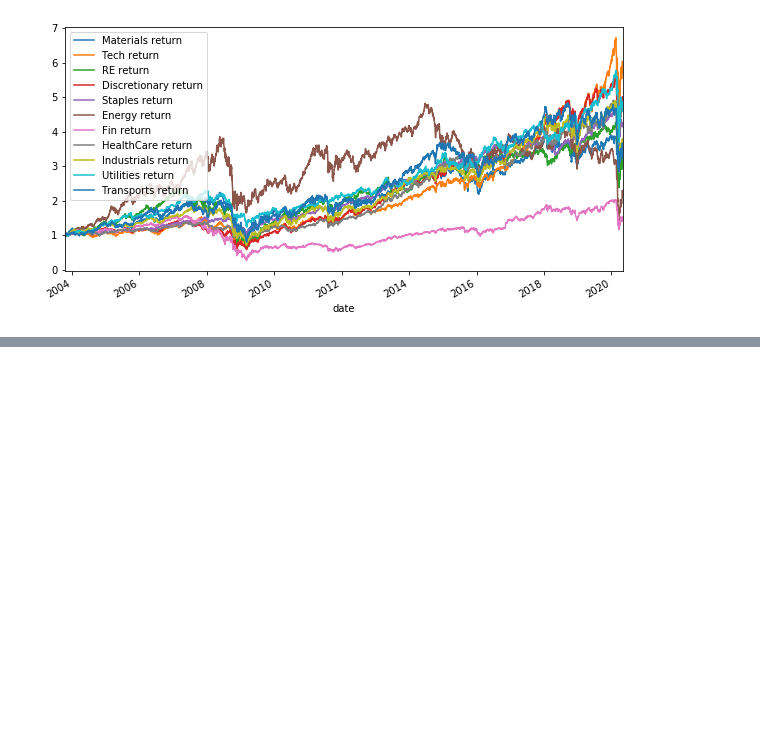
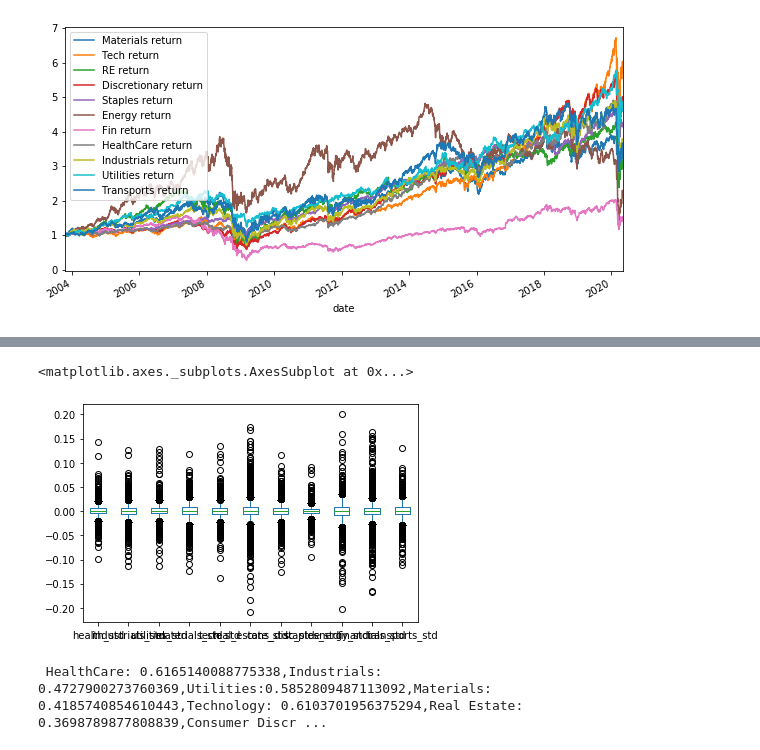
Before and after one commit to bkayratkyzy/Monte_Carlo_Simulations, a Jupyter notebook: notebooks/final.ipynb, the cells around one changed output, grey strips where cells are left out. Drawn from its saved outputs; the diff is of its cells as text; code cells hidden in the pictures; blank space fills up the shorter version.

```diff
--- a/notebooks/final.ipynb
+++ b/notebooks/final.ipynb
@@ -355,0 +408,34 @@ annual_Utilities_std
+# %%
+sectors_std.plot.box()
+# %% [output]
+<matplotlib.axes._subplots.AxesSubplot at 0x...>
+[figure, added]
+# %%
+
+# Calculate Sharpe Ratios for the sectors
+
+HealthCare_sharpe = (returns_df['HealthCare return'].mean() * 252) / (returns_df['HealthCare return'].std() * np.sqrt(252))
+
+Industrials_sharpe = (returns_df['Industrials return'].mean() * 252) / (returns_df['Industrials return'].std() * np.sqrt(252))
+
+Utilities_sharpe = (returns_df['Utilities return'].mean() * 252) / (returns_df['Utilities return'].std() * np.sqrt(252))
+
+Materials_sharpe = (returns_df['Materials return'].mean() * 252) / (returns_df['Materials return'].std() * np.sqrt(252))
+
+Tech_sharpe = (returns_df['Tech return'].mean() * 252) / (returns_df['Tech return'].std() * np.sqrt(252))
+
+RE_sharpe = (returns_df['RE return'].mean() * 252) / (returns_df['RE return'].std() * np.sqrt(252))
+
+Discretionary_sharpe = (returns_df['Discretionary return'].mean() * 252) / (returns_df['Discretionary return'].std() * np.sqrt(252))
+
+Staples_sharpe = (returns_df['Staples return'].mean() * 252) / (returns_df['Staples return'].std() * np.sqrt(252))
+
+Energy_sharpe = (returns_df['Energy return'].mean() * 252) / (returns_df['Energy return'].std() * np.sqrt(252))
+
+Financials_sharpe = (returns_df['Fin return'].mean() * 252) / (returns_df['Fin return'].std() * np.sqrt(252))
+
+Transports_sharpe = (returns_df['Transports return'].mean() * 252) / (returns_df['Transports return'].std() * np.sqrt(252))
+
+print(f" HealthCare: {HealthCare_sharpe},Industrials: {Industrials_sharpe},Utilities:{Utilities_sharpe},Materials: {Materials_sharpe},Technology: {Tech_sharpe},Real Estate: {RE_sharpe},Consumer Discretionary: {Discretionary_sharpe},Consumer Staples: {Staples_sharpe},Energy: {Energy_sharpe},Financials: {Financials_sharpe},Transports: {Transports_sharpe}")
+# %% [output]
+ HealthCare: 0.6165140088775338,Industrials: 0.4727900273760369,Utilities:0.5852809487113092,Materials: 0.4185740854610443,Technology: 0.6103701956375294,Real Estate: 0.3698789877808839,Consumer Discr ...
```
Also changed, not shown: parts of 36 cells of this notebook, 1 other file.
